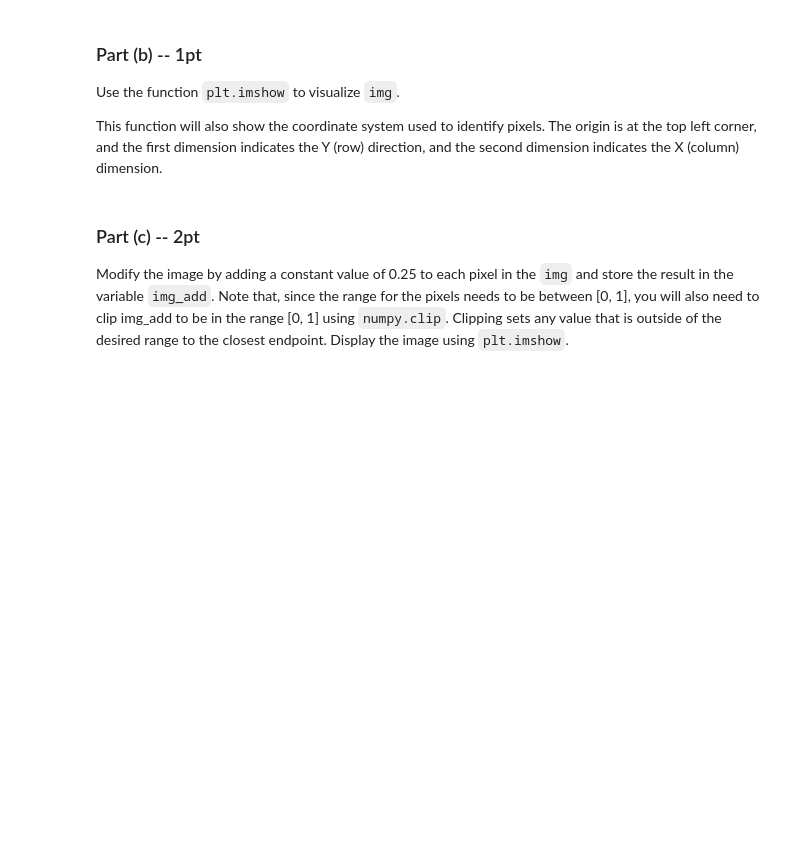
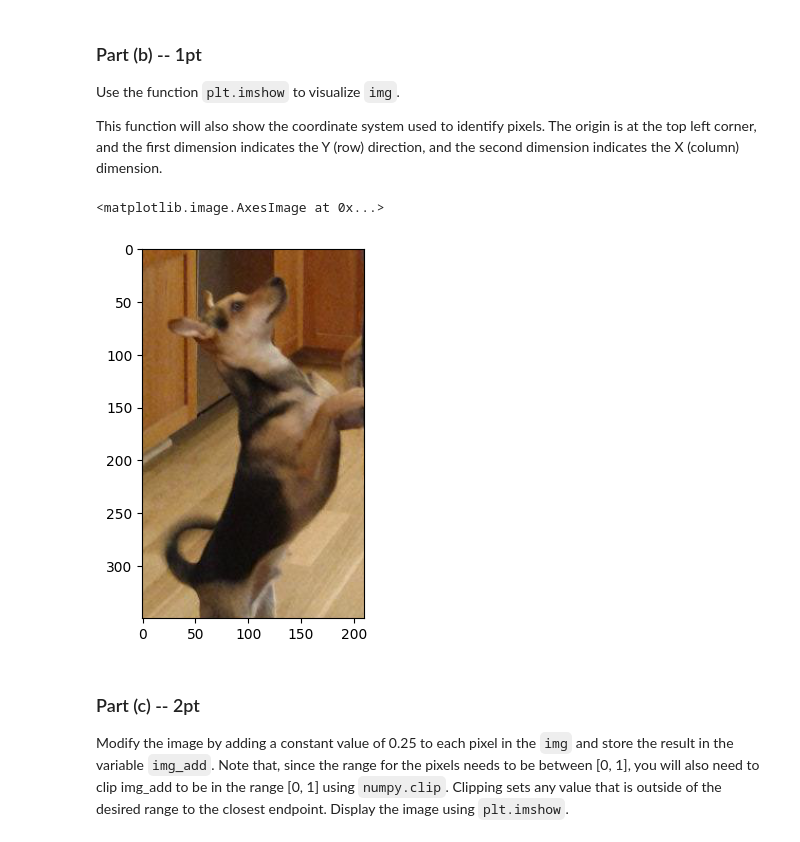
Before and after one commit to Saberartoria77/APS360_labs, a Jupyter notebook: Lab1/Lab1_PyTorch_and_ANNs.ipynb, the cells around one changed output. Drawn from its saved outputs; the diff is of its cells as text; code cells hidden in the pictures; blank space fills up the shorter version.

```diff
--- a/Lab1/Lab1_PyTorch_and_ANNs.ipynb
+++ b/Lab1/Lab1_PyTorch_and_ANNs.ipynb
@@ -220,3 +267,8 @@ img = None
+# %%
+import urllib.request
+from PIL import Image
+
+img = np.array(Image.open(urllib.request.urlopen("https://drive.google.com/uc?export=view&id=1oaLVR2hr1_qzpKQ47i9rVUIklwbDcews")))
 # %% [markdown]
 ### Part (b) -- 1pt
 
@@ -225,6 +277,11 @@ Use the function `plt.imshow` to visualize `img`.
 This function will also show the coordinate system used to identify pixels.
 The origin is at the top left corner, and the first dimension indicates the Y (row) direction,
 and the second dimension indicates the X (column) dimension.
+# %%
+plt.imshow(img)
+# %% [output]
+<matplotlib.image.AxesImage at 0x...>
+[figure, added]
 # %% [markdown]
 ### Part (c) -- 2pt
 
```
Also changed, not shown: parts of 19 cells of this notebook.
